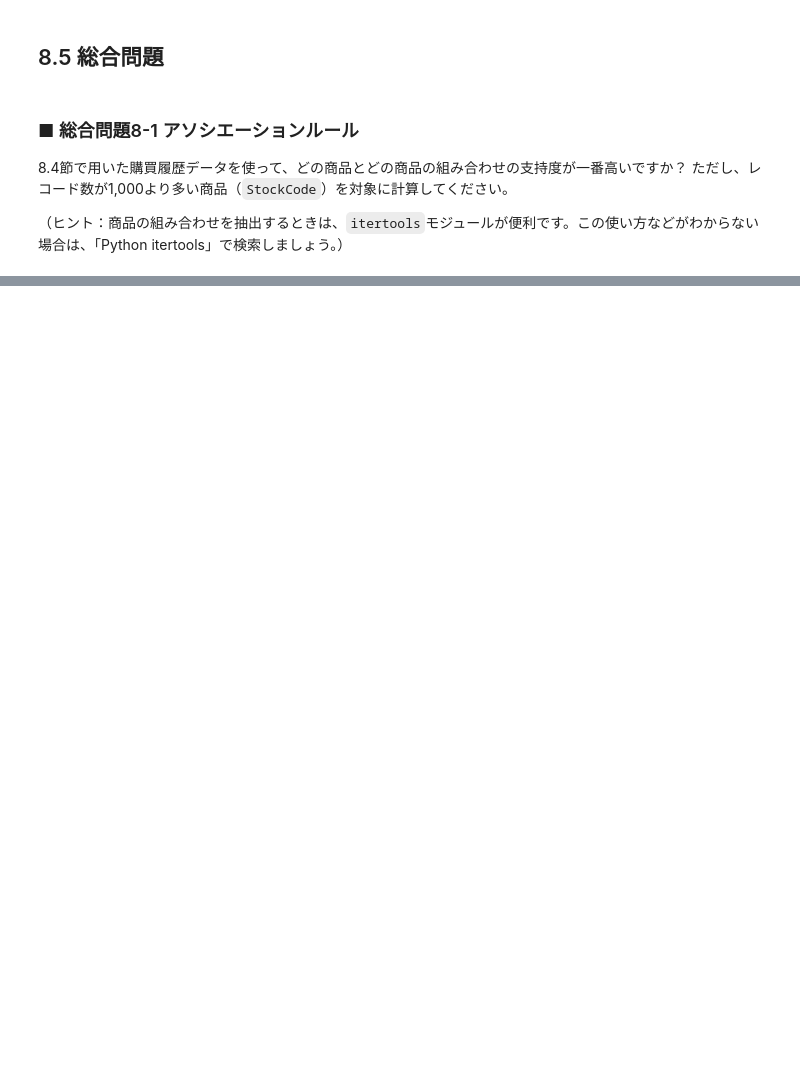
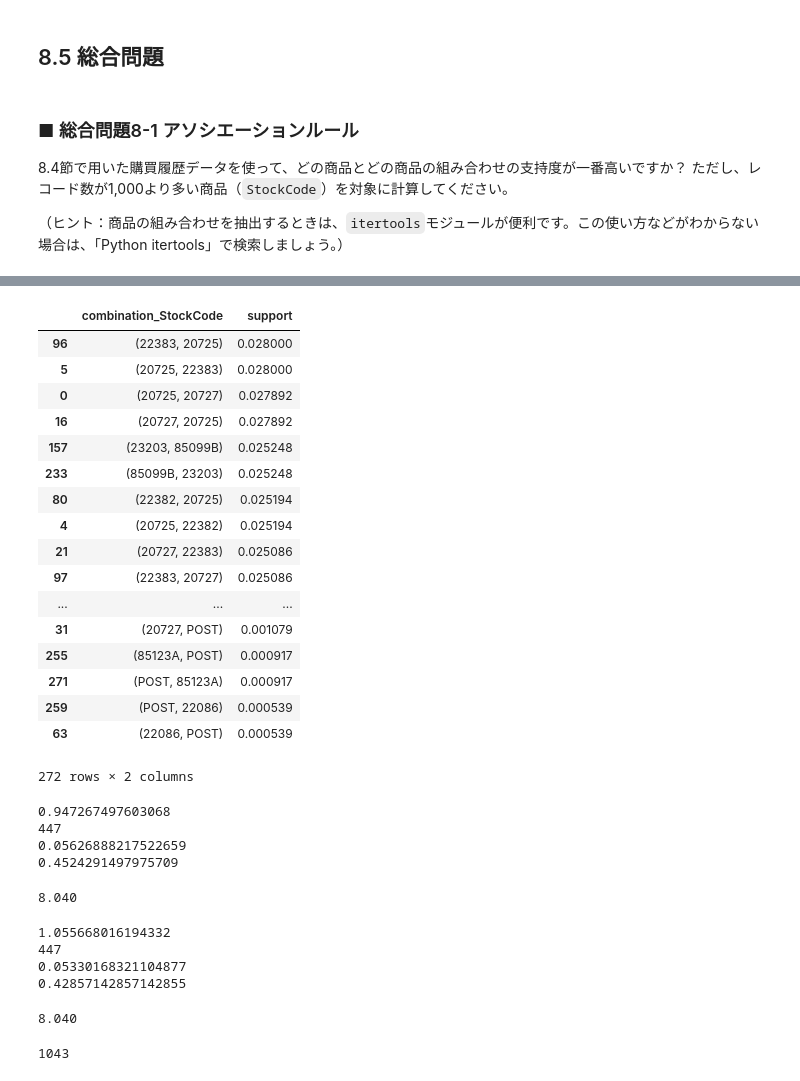
Before and after one commit to takafumi12/tokyou-u_chapters, a Jupyter notebook: GCI2020/week6/chapter8.ipynb, the cells around one changed output, grey strips where cells are left out. Saved outputs shown, nothing was run; the diff lists cells and outputs as text; code cells hidden in the pictures; blank space fills up the shorter version.

```diff
--- a/GCI2020/week6/chapter8.ipynb
+++ b/GCI2020/week6/chapter8.ipynb
@@ -988,0 +1173,35 @@ print('lift:{:.3f}'.format(lift))
+# %%
+def MarketBasketSupport(trans,combination_StockCode):
+    # すべてのInvoiceNoをtrans_allとして抽出
+    trans_all = set(trans.InvoiceNo)
+    support = []
+    for StockCode in combination_StockCode:
+        trans_a = set(trans[trans['StockCode']==StockCode[0]].InvoiceNo)
+        trans_b = set(trans[trans['StockCode']==StockCode[1]].InvoiceNo)
+        trans_ab = trans_a&trans_b
+        support.append(len(trans_ab) / len(trans_all))
+
+    df_support = pd.DataFrame({'combination_StockCode': combination_StockCode,'support': support}).sort_values("support",ascending=False)
+
+    return df_support
+# %%
+MarketBasketSupport(trans,combination_StockCode)
+# %% [output]
+|  | combination_StockCode | support |
+| 96 | (22383, 20725) | 0.028000 |
+| 5 | (20725, 22383) | 0.028000 |
+| 0 | (20725, 20727) | 0.027892 |
+| 16 | (20727, 20725) | 0.027892 |
+| 157 | (23203, 85099B) | 0.025248 |
+| 233 | (85099B, 23203) | 0.025248 |
+| 80 | (22382, 20725) | 0.025194 |
+| 4 | (20725, 22382) | 0.025194 |
+| 21 | (20727, 22383) | 0.025086 |
+| 97 | (22383, 20727) | 0.025086 |
+| ... | ... | ... |
+| 31 | (20727, POST) | 0.001079 |
+| 255 | (85123A, POST) | 0.000917 |
+| 271 | (POST, 85123A) | 0.000917 |
+| 259 | (POST, 22086) | 0.000539 |
+| 63 | (22086, POST) | 0.000539 |
+272 rows × 2 columns
@@ -988,0 +1227,40 @@ print('lift:{:.3f}'.format(lift))
+# %%
+trans_all = set(trans.InvoiceNo)
+trans_a = set(trans[trans["StockCode"]==22382].InvoiceNo)
+trans_b = set(trans[trans["StockCode"]==22383].InvoiceNo)
+print(len(trans_a)/len(trans_b))
+trans_ab = trans_a&trans_b
+print(len(trans_ab))
+support_b = len(trans_b) / len(trans_all)
+print(support_b)
+confidence = len(trans_ab) / len(trans_a)
+print(confidence)
+(len(trans_ab) / len(trans_a)) / (len(trans_b) / len(trans_all))
+# %% [output]
+0.947267497603068
+447
+0.05626888217522659
+0.4524291497975709
+8.040
+# %%
+trans_all = set(trans.InvoiceNo)
+trans_b = set(trans[trans["StockCode"]==22382].InvoiceNo)
+trans_a = set(trans[trans["StockCode"]==22383].InvoiceNo)
+print(len(trans_a)/len(trans_b))
+trans_ab = trans_a&trans_b
+print(len(trans_ab))
+support_b = len(trans_b) / len(trans_all)
+print(support_b)
+confidence = len(trans_ab) / len(trans_a)
+print(confidence)
+(len(trans_ab) / len(trans_a)) / (len(trans_b) / len(trans_all))
+# %% [output]
+1.055668016194332
+447
+0.05330168321104877
+0.42857142857142855
+8.040
+# %%
+trans_b = set(trans[trans["StockCode"]==22383].InvoiceNo))
+# %% [output]
+1043
```
Also changed, not shown: parts of 32 cells of this notebook, 2 other files.
